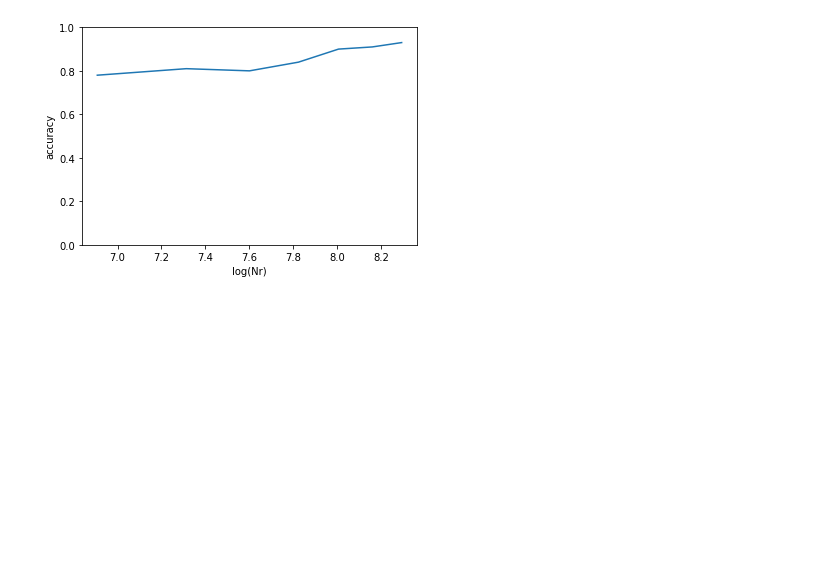
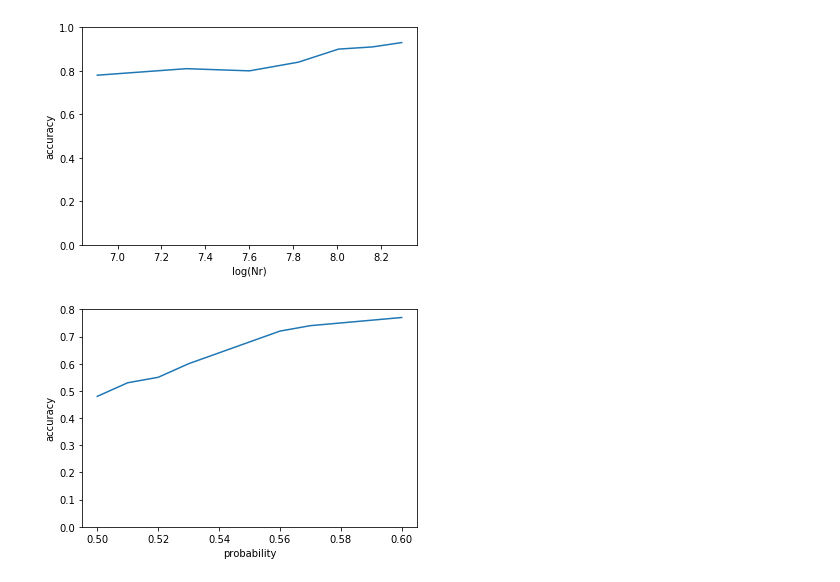
Before and after one commit to Tontonsenpai/Simulation-and-machine-learning-of-Random-Walk-with-time-dependent-probability, a Jupyter notebook: calculating displacement & location random walk for uniform .ipynb, the cells around one changed output. Saved outputs shown, nothing was run; the diff lists cells and outputs as text; code cells hidden in the pictures; blank space fills up the shorter version.

```diff
--- a/calculating displacement & location random walk for uniform .ipynb
+++ b/calculating displacement & location random walk for uniform .ipynb
@@ -316,3 +310,19 @@ plt.show()
  8.29404964]
 [0.78 0.81 0.8  0.84 0.9  0.91 0.93]
 [figure]
+# %%
+#Generating accuracy versus probability
+#knowing that p =0.5 the accuracy is bad we want to know if there is a discounity or a expoential growth
+import matplotlib.pyplot as plt
+import numpy as np
+# y is the accuracy values of 1000 realization and 2000 timesteps
+y=np.array([0.48,0.53,0.55, 0.60,0.64,0.68,0.72,0.74,0.75,0.76,0.77])
+#x is our probability of going to the left
+x=np.array([0.5,0.51,0.52,0.53,0.54,0.55,0.56,0.57,0.58,0.59,0.6])
+plt.plot(x,y)
+plt.ylim(bottom=0,top=0.8)
+plt.xlabel('probability')
+plt.ylabel('accuracy')
+plt.show()
+# %% [output]
+[figure, added]
```
Also changed, not shown: parts of 2 cells of this notebook.
